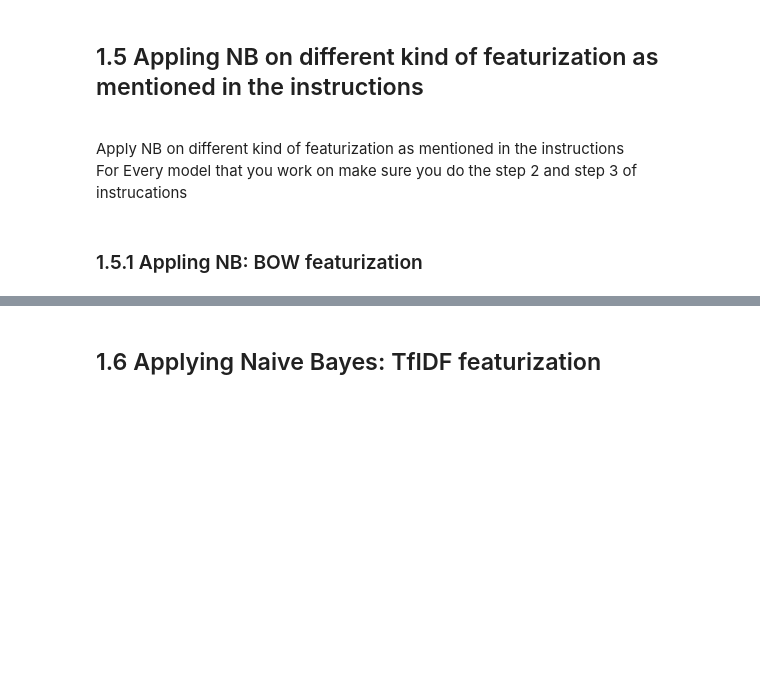
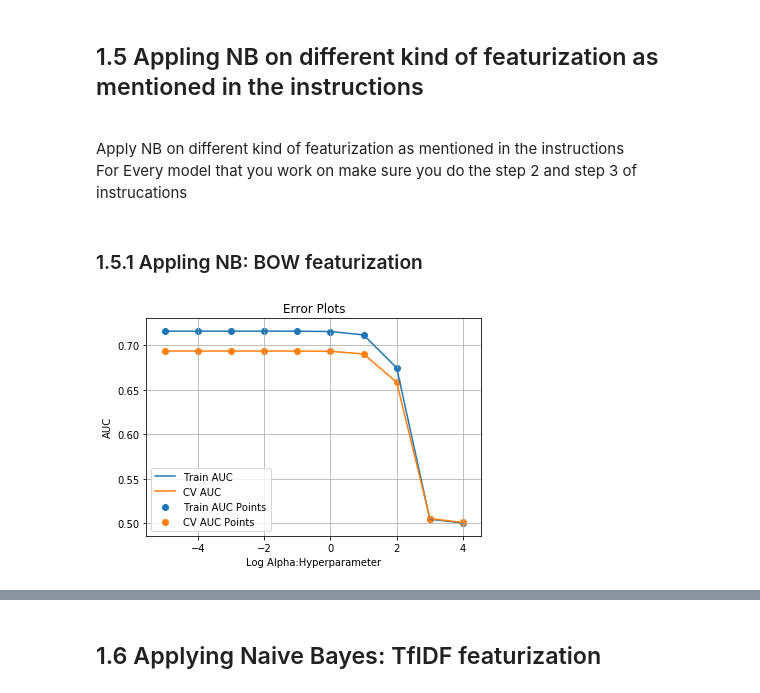
Before and after one commit to iamanik4/Python-Course-Assignment, a Jupyter notebook: 08. Apply Naive Bayes on Donors Choose dataset/6_Assignment_NB_Instructions.ipynb, the cells around one changed output, grey strips where cells are left out. Saved outputs shown, nothing was run; the diff lists cells and outputs as text; code cells hidden in the pictures; blank space fills up the shorter version.

```diff
--- a/08. Apply Naive Bayes on Donors Choose dataset/6_Assignment_NB_Instructions.ipynb
+++ b/08. Apply Naive Bayes on Donors Choose dataset/6_Assignment_NB_Instructions.ipynb
@@ -199,9 +244,9 @@ normalizer = Normalizer()
 # array.reshape(1, -1)  if it contains a single sample.
 normalizer.fit(X_train['price'].values.reshape(1,-1))
 
-X_train_price_norm = normalizer.transform(X_train['price'].values.reshape(1,-1))
-X_cv_price_norm = normalizer.transform(X_cv['price'].values.reshape(1,-1))
-X_test_price_norm = normalizer.transform(X_test['price'].values.reshape(1,-1))
+X_train_price_norm = normalizer.transform(X_train['price'].values.reshape(1,-1)).reshape(-1,1)
+X_cv_price_norm = normalizer.transform(X_cv['price'].values.reshape(1,-1)).reshape(-1,1)
+X_test_price_norm = normalizer.transform(X_test['price'].values.reshape(1,-1)).reshape(-1,1)
 X_price_features = ['price']
 
 
@@ -246,39 +304,42 @@ def batch_predict(cfg,data):
 # %%
 %matplotlib inline
 import warnings
 warnings.filterwarnings("ignore")
 from sklearn.naive_bayes import MultinomialNB
 from sklearn.model_selection import GridSearchCV
 from sklearn.metrics import roc_auc_score
 import matplotlib.pyplot as plt
 from tqdm import tqdm
+import math
 
 train_auc = []
 cv_auc = []
-K = [0.5,1,20,40,60,80,90,100]
-# K = [0.1,0.3,0.5,0.7,0.9,1]
-for i in tqdm(K):
-    model = MultinomialNB(alpha = i)
+alpha = [0.00001,0.0001,0.001,0.01,0.1,1,10,100,1000,10000]
+for i in tqdm(alpha):
+    model = MultinomialNB(alpha = i,class_prior = [0.5, 0.5])
     model.fit(X_tr,Y_train)
 
     Y_train_predict = batch_predict(model,X_tr)
     Y_cv_predict = batch_predict(model,X_cr)
 
     train_auc.append(roc_auc_score(Y_train,Y_train_predict))
     cv_auc.append(roc_auc_score(Y_cv,Y_cv_predict))
 
-plt.plot(K,train_auc,label = 'Train AUC')
-plt.plot(K,cv_auc,label= 'CV AUC')
+log_alpha = [math.log10(i) for i in alpha]
+plt.plot(log_alpha,train_auc,label = 'Train AUC')
+plt.plot(log_alpha,cv_auc,label= 'CV AUC')
 
-plt.scatter(K,train_auc,label = 'Train AUC Points')
-plt.scatter(K,cv_auc,label = 'CV AUC Points')
+plt.scatter(log_alpha,train_auc,label = 'Train AUC Points')
+plt.scatter(log_alpha,cv_auc,label = 'CV AUC Points')
 
 plt.legend()
-plt.xlabel('Alpha:Hyperparameter')
+plt.xlabel('Log Alpha:Hyperparameter')
 plt.ylabel('AUC')
 plt.title('Error Plots')
 plt.grid()
 plt.show()
+# %% [output]
+[figure, added]
 # %%
 from sklearn.metrics import roc_curve, auc
 import pandas as pd
```
Also changed, not shown: parts of 22 cells of this notebook.
